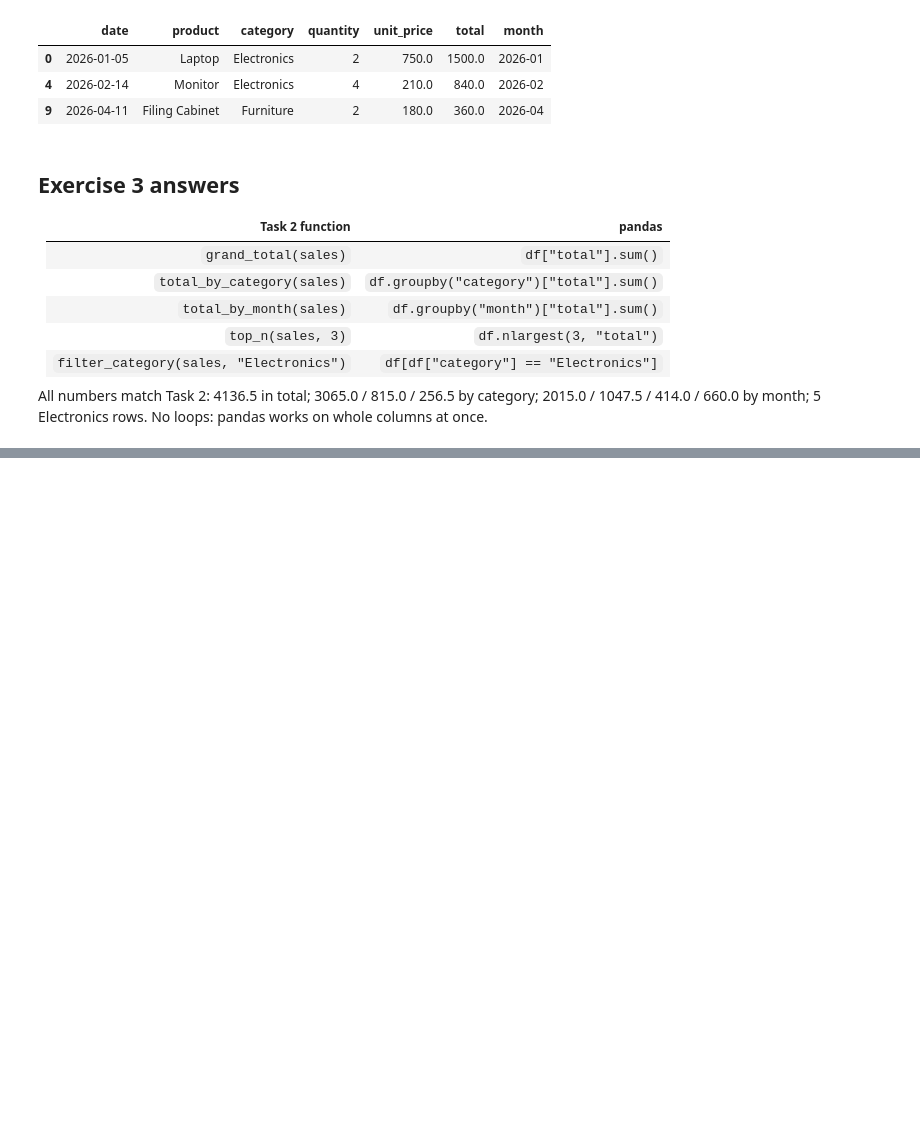
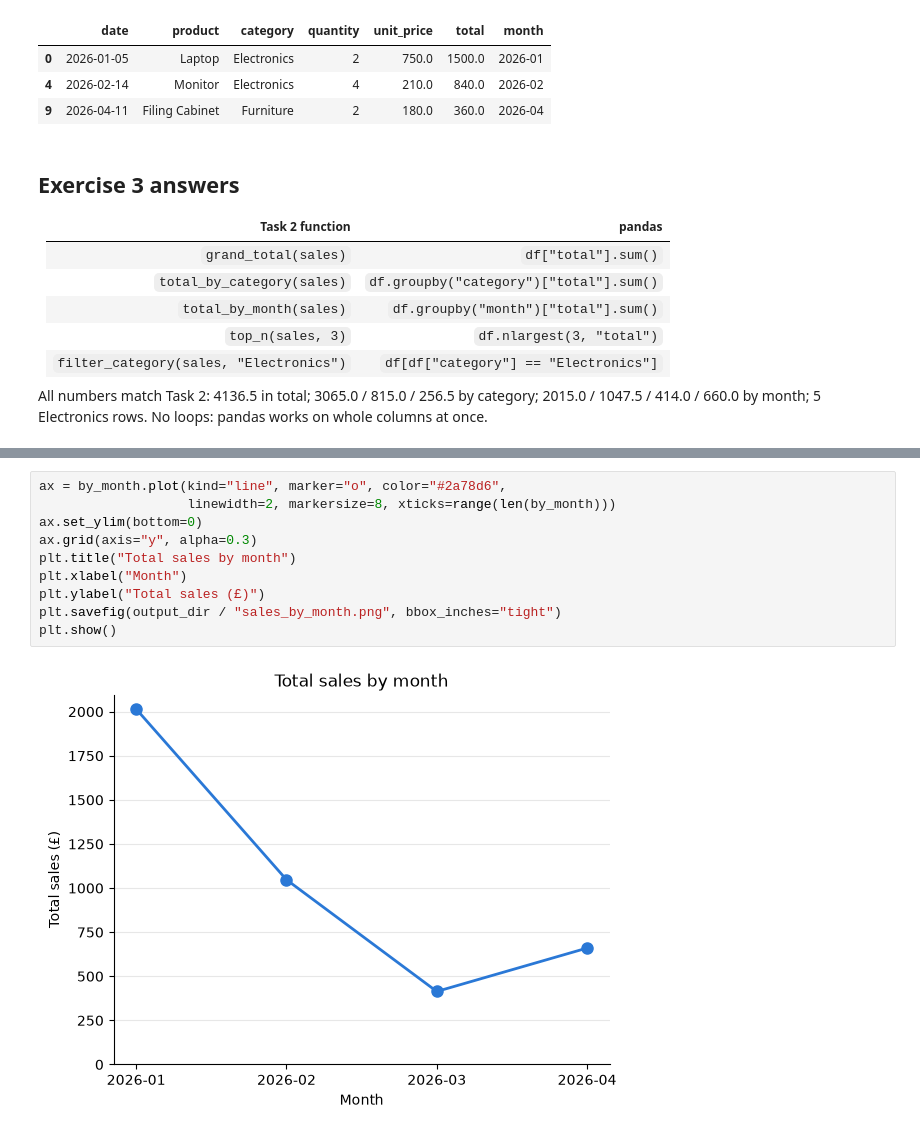
Before and after one commit to adam-c4d/pythonllm-practise, a Jupyter notebook: 02_data/sales_pandas.ipynb, the cells around one changed output, grey strips where cells are left out. Saved outputs shown, nothing was run; the diff lists cells and outputs as text; blank space fills up the shorter version.

```diff
--- a/02_data/sales_pandas.ipynb
+++ b/02_data/sales_pandas.ipynb
@@ -320,0 +345,12 @@ No loops: pandas works on whole columns at once.
+# %%
+ax = by_month.plot(kind="line", marker="o", color="#2a78d6",
+                   linewidth=2, markersize=8, xticks=range(len(by_month)))
+ax.set_ylim(bottom=0)
+ax.grid(axis="y", alpha=0.3)
+plt.title("Total sales by month")
+plt.xlabel("Month")
+plt.ylabel("Total sales (£)")
+plt.savefig(output_dir / "sales_by_month.png", bbox_inches="tight")
+plt.show()
+# %% [output]
+[figure, added]
```
Also changed, not shown: parts of 5 cells of this notebook, 1 other file.
